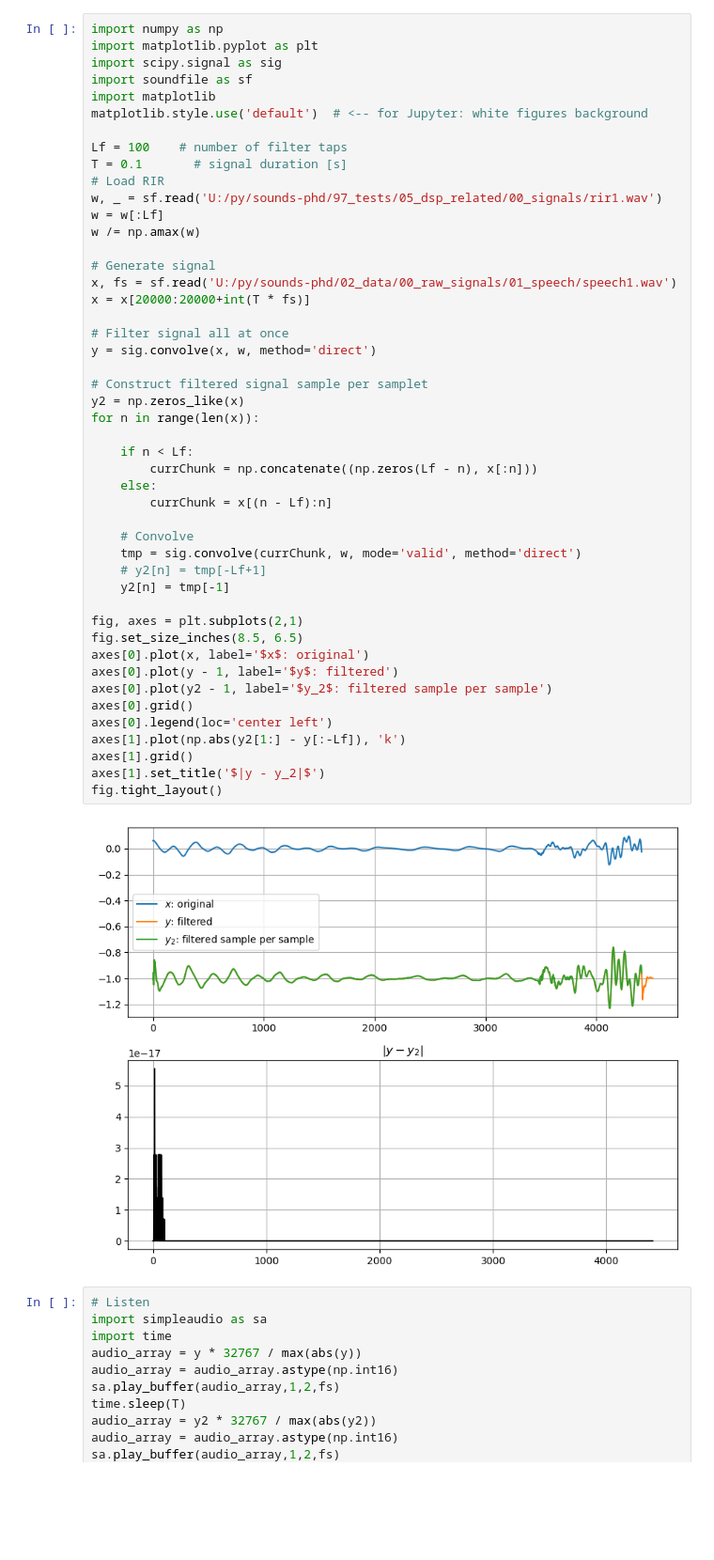
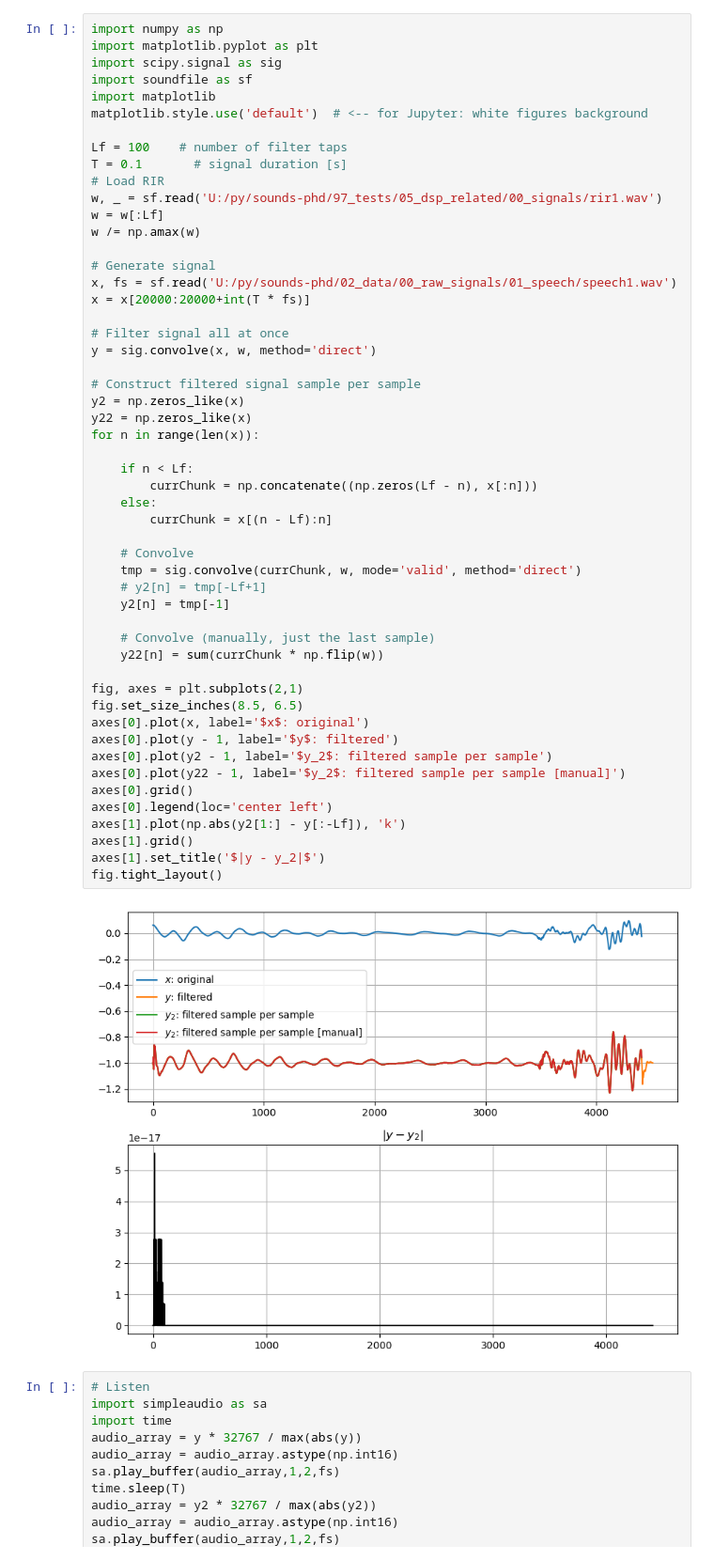
Before and after one commit to p-didier/sounds-phd, a Jupyter notebook: 97_tests/05_dsp_related/202207_wola_filterbank/sample_by_sample_conv.ipynb, the cells around one changed output. Shown at 94% size. Saved outputs shown, nothing was run; the diff lists cells and outputs as text; blank space fills up the shorter version.

Commit message:
More efficient -- convolve just the last sample

```diff
--- a/97_tests/05_dsp_related/202207_wola_filterbank/sample_by_sample_conv.ipynb
+++ b/97_tests/05_dsp_related/202207_wola_filterbank/sample_by_sample_conv.ipynb
@@ -18,35 +18,40 @@ x, fs = sf.read('U:/py/sounds-phd/02_data/00_raw_signals/01_speech/speech1.wav')
 x = x[20000:20000+int(T * fs)]
 
 # Filter signal all at once
 y = sig.convolve(x, w, method='direct')
 
-# Construct filtered signal sample per samplet
+# Construct filtered signal sample per sample
 y2 = np.zeros_like(x)
+y22 = np.zeros_like(x)
 for n in range(len(x)):
 
     if n < Lf:
         currChunk = np.concatenate((np.zeros(Lf - n), x[:n]))
     else:
         currChunk = x[(n - Lf):n]
 
     # Convolve
     tmp = sig.convolve(currChunk, w, mode='valid', method='direct')
     # y2[n] = tmp[-Lf+1]
     y2[n] = tmp[-1]
 
+    # Convolve (manually, just the last sample)
+    y22[n] = sum(currChunk * np.flip(w))
+
 fig, axes = plt.subplots(2,1)
 fig.set_size_inches(8.5, 6.5)
 axes[0].plot(x, label='$x$: original')
 axes[0].plot(y - 1, label='$y$: filtered')
 axes[0].plot(y2 - 1, label='$y_2$: filtered sample per sample')
+axes[0].plot(y22 - 1, label='$y_2$: filtered sample per sample [manual]')
 axes[0].grid()
 axes[0].legend(loc='center left')
 axes[1].plot(np.abs(y2[1:] - y[:-Lf]), 'k')
 axes[1].grid()
 axes[1].set_title('$|y - y_2|$')
 fig.tight_layout()
 # %% [output]
-[figure, old version]
+[figure, new version]
 # %%
 # Listen
 import simpleaudio as sa
```
Also changed, not shown: 2 other files.
